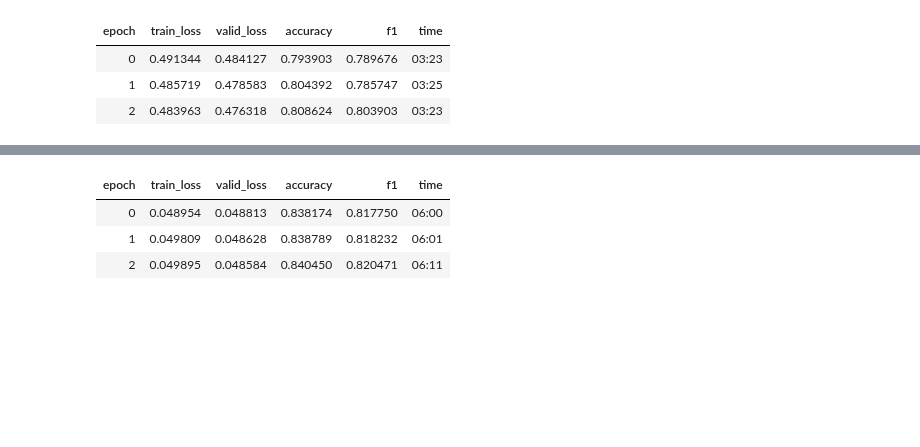
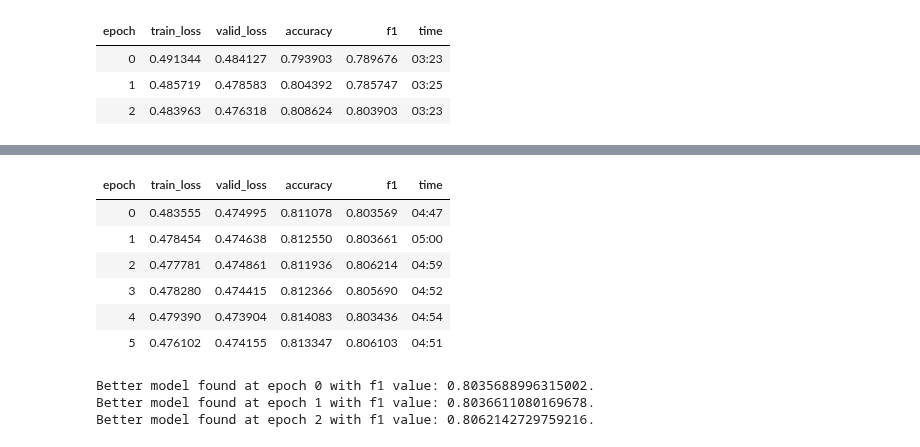
Before and after one commit to wwymak/spacenet-buildings, a Jupyter notebook: xview2/22Dec-improving classification using rotated bounding box.ipynb, the cells around one changed output, grey strips where cells are left out. Drawn from its saved outputs; the diff is of its cells as text; code cells hidden in the pictures; blank space fills up the shorter version.

Commit message:
training rotated bbox

```diff
--- a/xview2/22Dec-improving classification using rotated bounding box.ipynb
+++ b/xview2/22Dec-improving classification using rotated bounding box.ipynb
@@ -82,7 +82,7 @@ classification_labels = pd.read_csv(data_dir/"train_pre_post_rotated_bbox.csv")
 image_crops_dir_post = data_dir / "classification_crops_post_rotated_bbox"
 image_crops_dir_pre = data_dir / "classification_crops_pre_rotated_bbox"
 
-# damage_crops_test_folder = data_dir / "classification_crops_test"
+damage_crops_test_folder = data_dir / "classification_crops_rotated_bbox_test"
 # %%
 classification_labels.head()
 # %% [output]
@@ -194,4 +194,6 @@ learn.fit_one_cycle(3, max_lr=1e-3)
 | 2 | 0.483963 | 0.476318 | 0.808624 | 0.803903 | 03:23 |
 # %%
 learn.save('22Dec-rotated-bbox-damage-classification')
+# %%
+learn.load('22Dec-rotated-bbox-damage-classification');
 # %%
@@ -319,7 +221,0 @@ learn.fit_one_cycle(3, max_lr=1e-3)
-# %%
-learn = cnn_learner(data,models.resnet50, metrics=[accuracy, f1])
-learn.model_dir = models_path
-learn.loss_func =CombinedLoss(alpha=0.75, gamma=4);
-learn.to_fp16();
-
-learn.fit_one_cycle(3, max_lr=1e-3)
@@ -332,27 +221,0 @@ learn.fit_one_cycle(3, max_lr=1e-3)
-# %%
-bs=32
-size=64
-src = (ImageList
-       .from_df(classification_labels, path=classifcation_crop_dir, cols=['crop_filename'])
-#        .use_partial_data(partial_data_frac)
-       .split_by_valid_func(is_valid_func)
-       .label_from_df(cols='label'))
-data = (src
-    .transform(get_transforms(do_flip=True,
-         flip_vert=True,
-         max_rotate=180,
-         max_zoom=1.2,
-         max_lighting=0.5,
-         max_warp=0.2,
-         p_affine=0.75,
-         p_lighting=0.75), size=size, tfm_y=False)
-    .add_test_folder(damage_crops_test_folder)
-    .databunch(bs=bs)
-    .normalize(imagenet_stats))
-
-learn = cnn_learner(data,models.resnet50, metrics=[accuracy, f1])
-learn.model_dir = models_path
-learn.loss_func =CombinedLoss(alpha=0.75, gamma=4);
-learn.to_fp16();
-
-learn.fit_one_cycle(3, max_lr=1e-3)
@@ -374,11 +241,19 @@ LR Finder is complete, type {learner_name}.recorder.plot() to see the graph.
 # %%
-learn.fit_one_cycle(3, max_lr=1e-6)
-callbacks=[SaveModelCallback(learn, every='improvement', monitor='f1', name='29nov_focal_alpha075_gamma_4'),
+callbacks=[SaveModelCallback(learn, every='improvement', monitor='f1', name='22Dec-rotated-bbox-damage-classification_unfrozen'),
 #           TerminateOnNaNCallback(),
            ReduceLROnPlateauCallback(learn, patience=1)
           ]
+
+
+learn.fit_one_cycle(6, max_lr=1e-6, callbacks=callbacks)
 # %% [output]
 | epoch | train_loss | valid_loss | accuracy | f1 | time |
-| 0 | 0.048954 | 0.048813 | 0.838174 | 0.817750 | 06:00 |
-| 1 | 0.049809 | 0.048628 | 0.838789 | 0.818232 | 06:01 |
-| 2 | 0.049895 | 0.048584 | 0.840450 | 0.820471 | 06:11 |
+| 0 | 0.483555 | 0.474995 | 0.811078 | 0.803569 | 04:47 |
+| 1 | 0.478454 | 0.474638 | 0.812550 | 0.803661 | 05:00 |
+| 2 | 0.477781 | 0.474861 | 0.811936 | 0.806214 | 04:59 |
+| 3 | 0.478280 | 0.474415 | 0.812366 | 0.805690 | 04:52 |
+| 4 | 0.479390 | 0.473904 | 0.814083 | 0.803436 | 04:54 |
+| 5 | 0.476102 | 0.474155 | 0.813347 | 0.806103 | 04:51 |
+Better model found at epoch 0 with f1 value: 0.8035688996315002.
+Better model found at epoch 1 with f1 value: 0.8036611080169678.
+Better model found at epoch 2 with f1 value: 0.8062142729759216.
```
Also changed, not shown: parts of 26 cells of this notebook, 1 other file.
